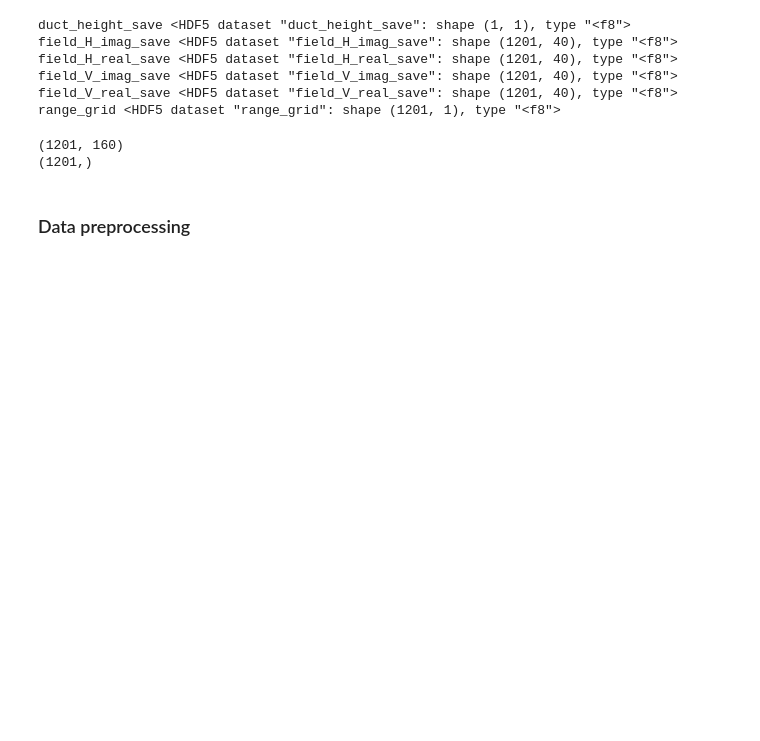
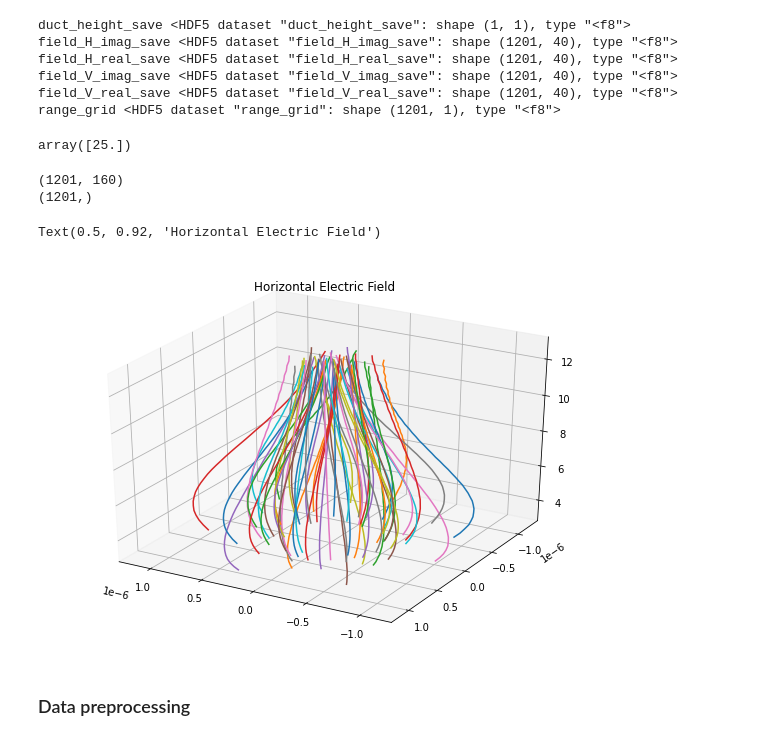
Before and after one commit to RodericGuigoCorominas/PIC-Math-Workshop-on-Data-Science-2022, a Jupyter notebook: CaseStudy_3_NeuralNetwork.ipynb, the cells around one changed output. Drawn from its saved outputs; the diff is of its cells as text; code cells hidden in the pictures; blank space fills up the shorter version.

```diff
--- a/CaseStudy_3_NeuralNetwork.ipynb
+++ b/CaseStudy_3_NeuralNetwork.ipynb
@@ -106,6 +110,10 @@ field_H_real_save <HDF5 dataset "field_H_real_save": shape (1201, 40), type "<f8
 field_V_imag_save <HDF5 dataset "field_V_imag_save": shape (1201, 40), type "<f8">
 field_V_real_save <HDF5 dataset "field_V_real_save": shape (1201, 40), type "<f8">
 range_grid <HDF5 dataset "range_grid": shape (1201, 1), type "<f8">
+# %%
+arrays['duct_height_save'][0]
+# %% [output]
+array([25.])
 # %%
 numranges = 1201
 
@@ -137,3 +147,18 @@ print(yraw.shape)
+# %%
+# Creating figure
+fig = plt.figure(figsize = (10, 7))
+ax = plt.axes(projection ="3d")
+
+# Creating plot
+for k in range(0, numranges, 20):
+
+  ax.plot(data_h_real[k], data_h_imag[k], np.linspace(3, 13, 40))
+
+ax.view_init(30, 120)
+plt.title("Horizontal Electric Field")
+# %% [output]
+Text(0.5, 0.92, 'Horizontal Electric Field')
+[figure, added]
 # %% [markdown]
 ### Data preprocessing
 # %% [markdown]
```
Also changed, not shown: parts of 15 cells of this notebook.
